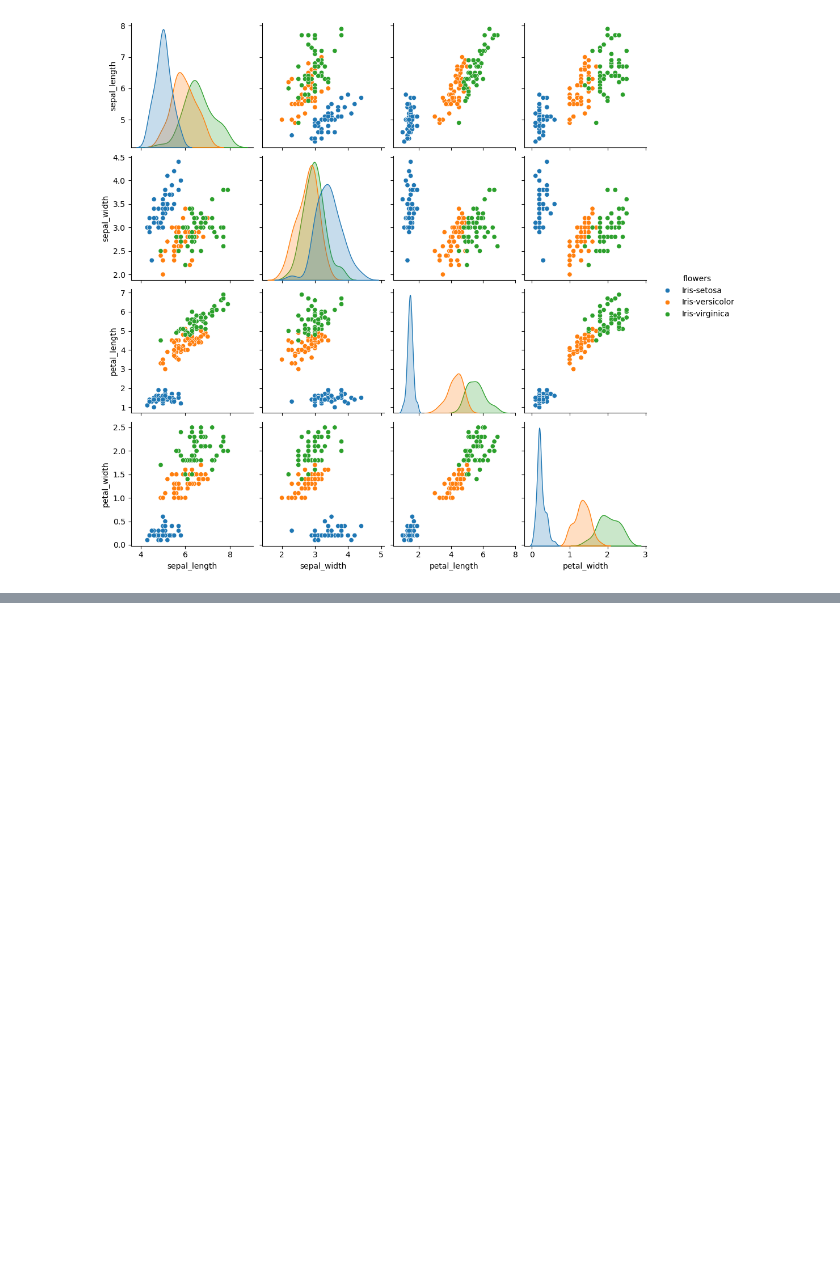
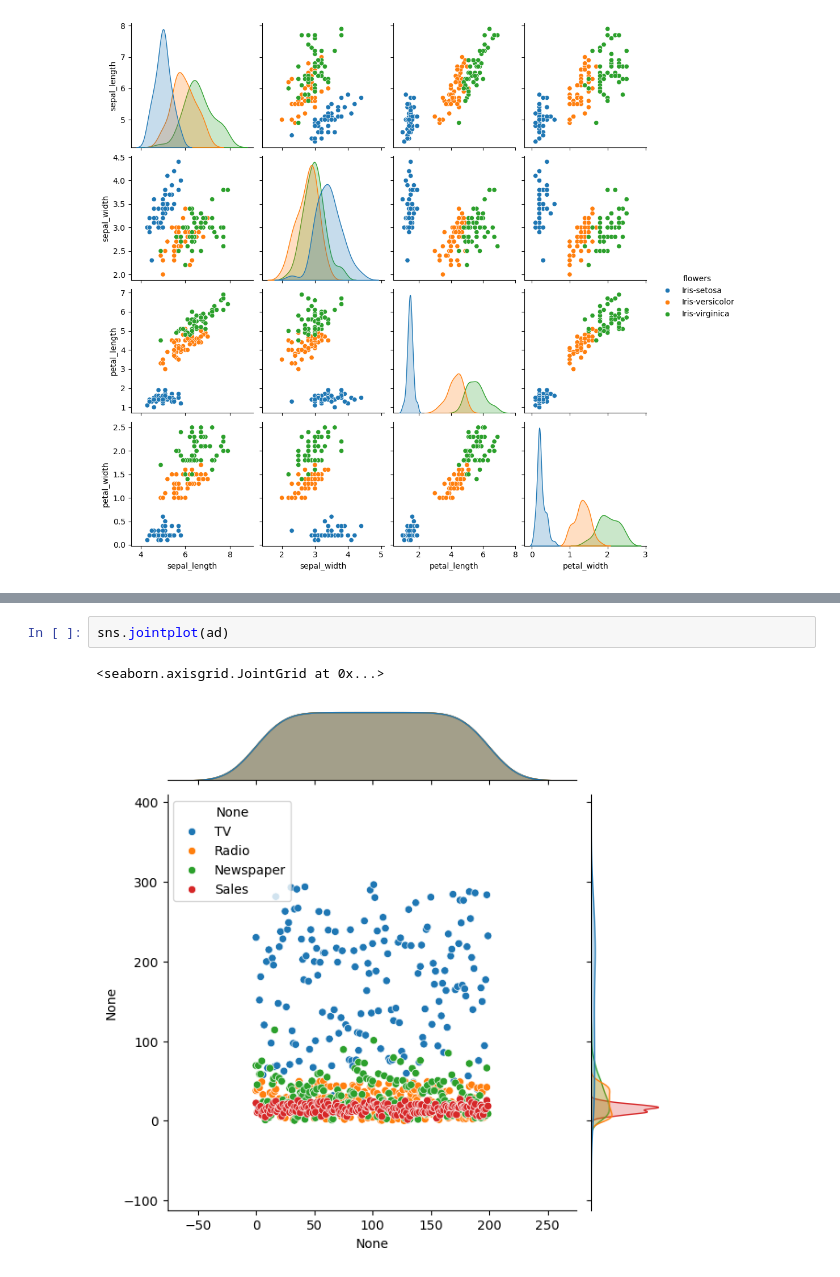
Before and after one commit to Armaan-16/AI-ML-Learnings, a Jupyter notebook: 5-seaborn.ipynb, the cells around one changed output, grey strips where cells are left out. Drawn from its saved outputs; the diff is of its cells as text; blank space fills up the shorter version.

Commit message:
seaborn cls

```diff
--- a/5-seaborn.ipynb
+++ b/5-seaborn.ipynb
@@ -359,0 +446,5 @@ sns.pairplot(iris,hue='flowers')
+# %%
+sns.jointplot(ad)
+# %% [output]
+<seaborn.axisgrid.JointGrid at 0x...>
+[figure, added]
```
Also changed, not shown: parts of 15 cells of this notebook.
